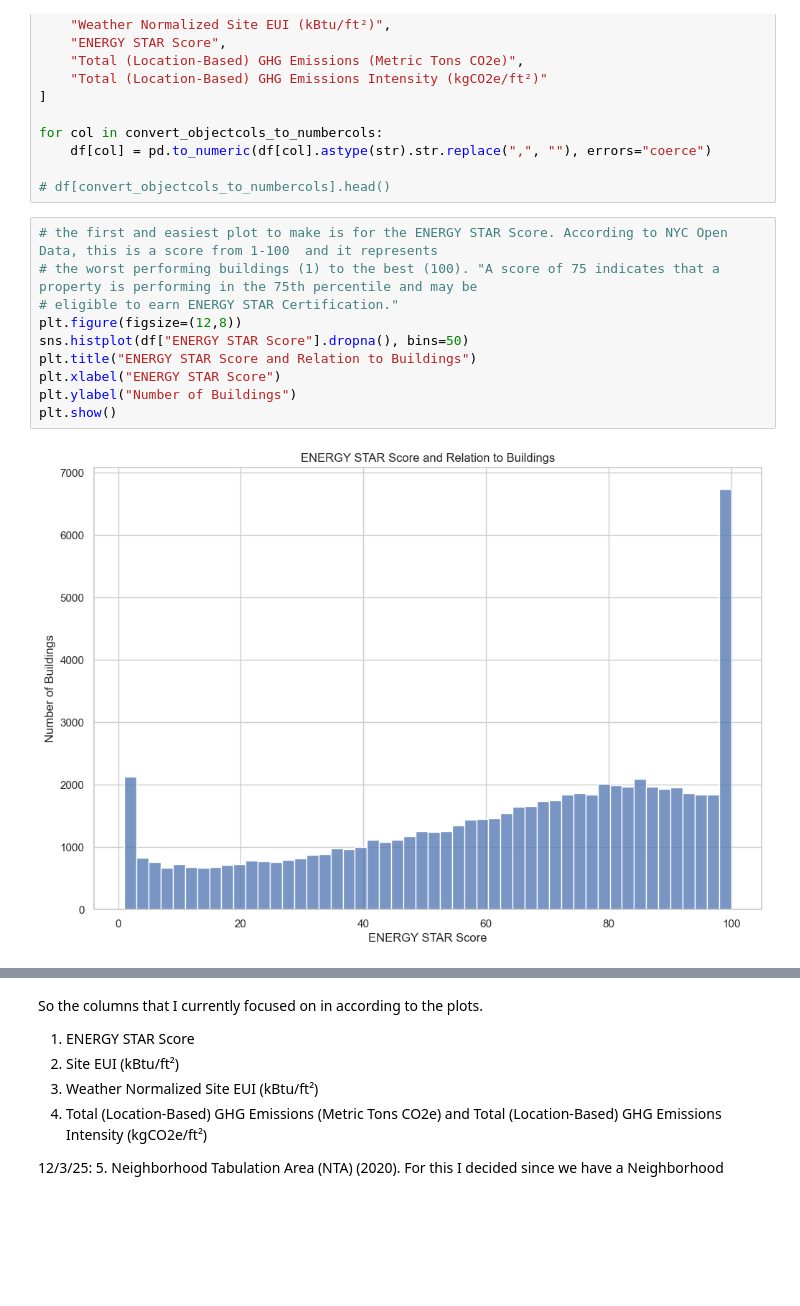
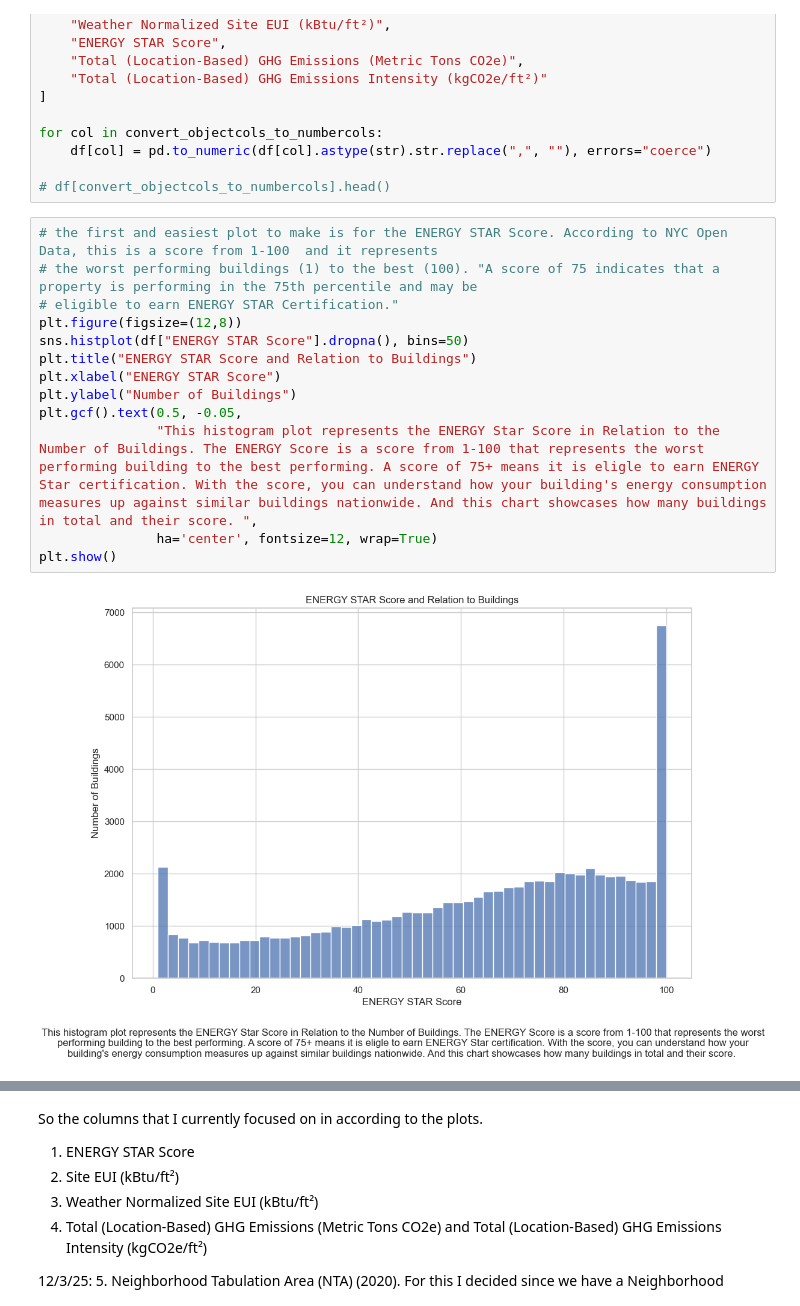
Before and after one commit to hamim23z/Energy_Usage_and_Building_Efficiency, a Jupyter notebook: data_analysis/dataplots.ipynb, the cells around one changed output, grey strips where cells are left out. Cells and saved outputs as stored; diff of their text form; blank space fills up the shorter version.

Commit message:
Added captions to explain all plots

```diff
--- a/data_analysis/dataplots.ipynb
+++ b/data_analysis/dataplots.ipynb
@@ -48,15 +48,18 @@ for col in convert_objectcols_to_numbercols:
 # %%
 # the first and easiest plot to make is for the ENERGY STAR Score. According to NYC Open Data, this is a score from 1-100  and it represents
 # the worst performing buildings (1) to the best (100). "A score of 75 indicates that a property is performing in the 75th percentile and may be
 # eligible to earn ENERGY STAR Certification."
 plt.figure(figsize=(12,8))
 sns.histplot(df["ENERGY STAR Score"].dropna(), bins=50)
 plt.title("ENERGY STAR Score and Relation to Buildings")
 plt.xlabel("ENERGY STAR Score")
 plt.ylabel("Number of Buildings")
+plt.gcf().text(0.5, -0.05,
+               "This histogram plot represents the ENERGY Star Score in Relation to the Number of Buildings. The ENERGY Score is a score from 1-100 that represents the worst performing building to the best performing. A score of 75+ means it is eligle to earn ENERGY Star certification. With the score, you can understand how your building's energy consumption measures up against similar buildings nationwide. And this chart showcases how many buildings in total and their score. ",
+               ha='center', fontsize=12, wrap=True)
 plt.show()
 # %% [output]
-[figure, old version]
+[figure, new version]
 # %%
 # next up is the Site Energy Use (kBtu). so according to the website, what this does is calculate the annual amount of all the energy your property
 # consumes on-site, regardless of the source. and I came up with this plot because it also says "Site Energy can be used to understand how the energy
```
Also changed, not shown: parts of 5 cells of this notebook.
